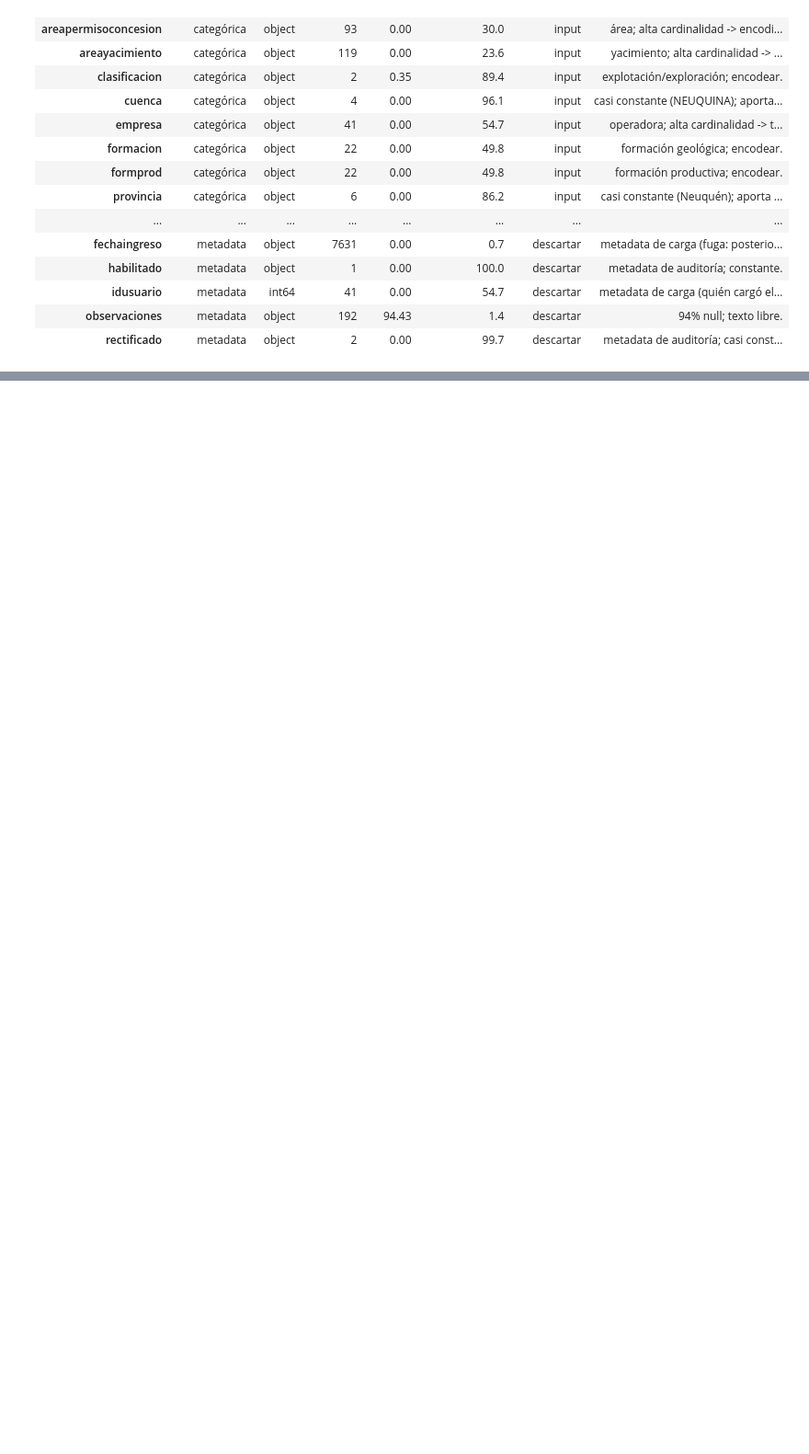
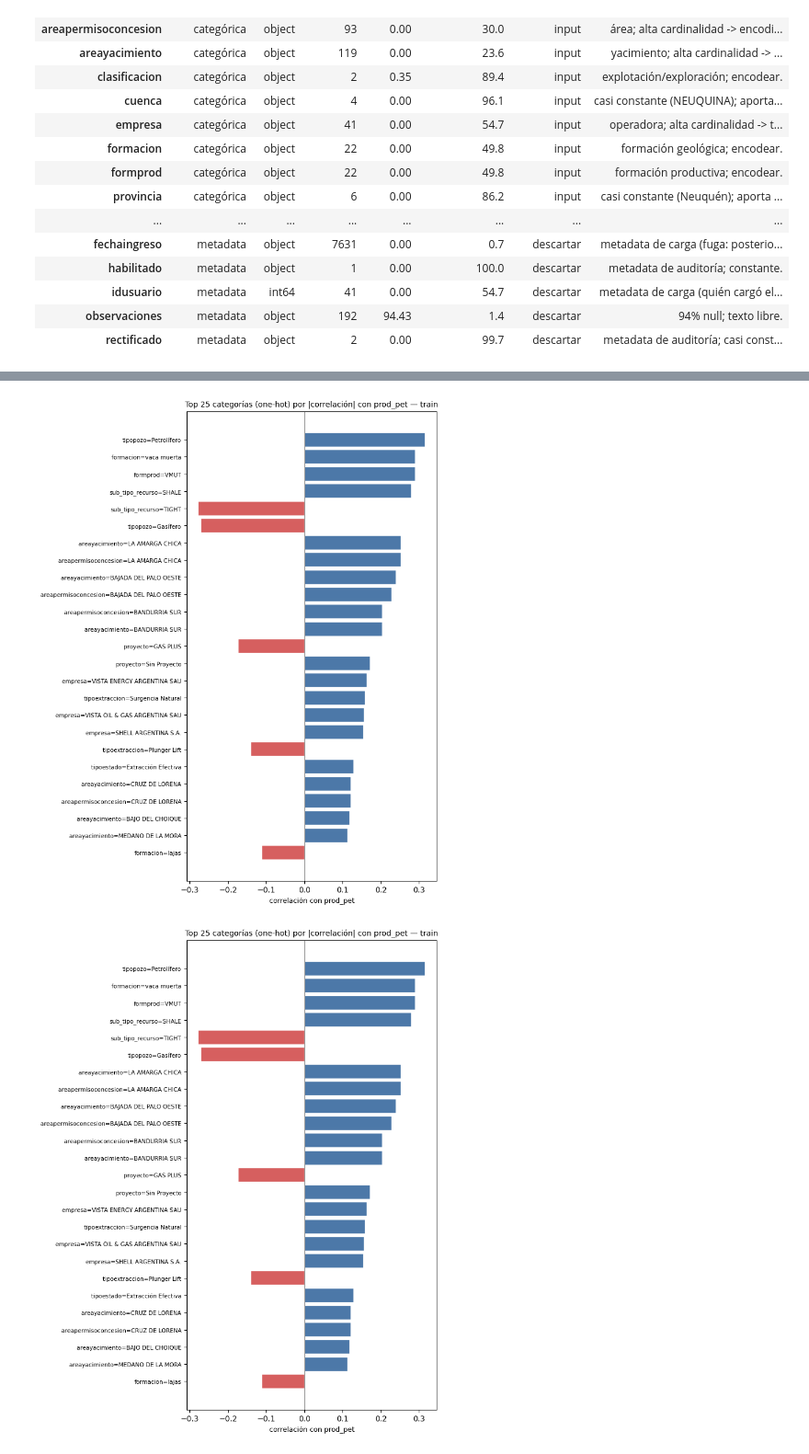
Before and after one commit to tommycass/oil-production-forecasting-platform, a Jupyter notebook: notebooks/03_feature_engineering.ipynb, the cells around one changed output, grey strips where cells are left out. Shown at 92% size. Drawn from its saved outputs; the diff is of its cells as text; code cells hidden in the pictures; blank space fills up the shorter version.

```diff
--- a/notebooks/03_feature_engineering.ipynb
+++ b/notebooks/03_feature_engineering.ipynb
@@ -250,0 +279,5 @@ Esto es una **lista de candidatas, no la lista final**: el recorte fino (qué en
+# %%
+eda.plot_categorical_target_correlation(train)
+# %% [output]
+[figure, added]
+[figure, added]
```
Also changed, not shown: parts of 16 cells of this notebook, 3 other files.
